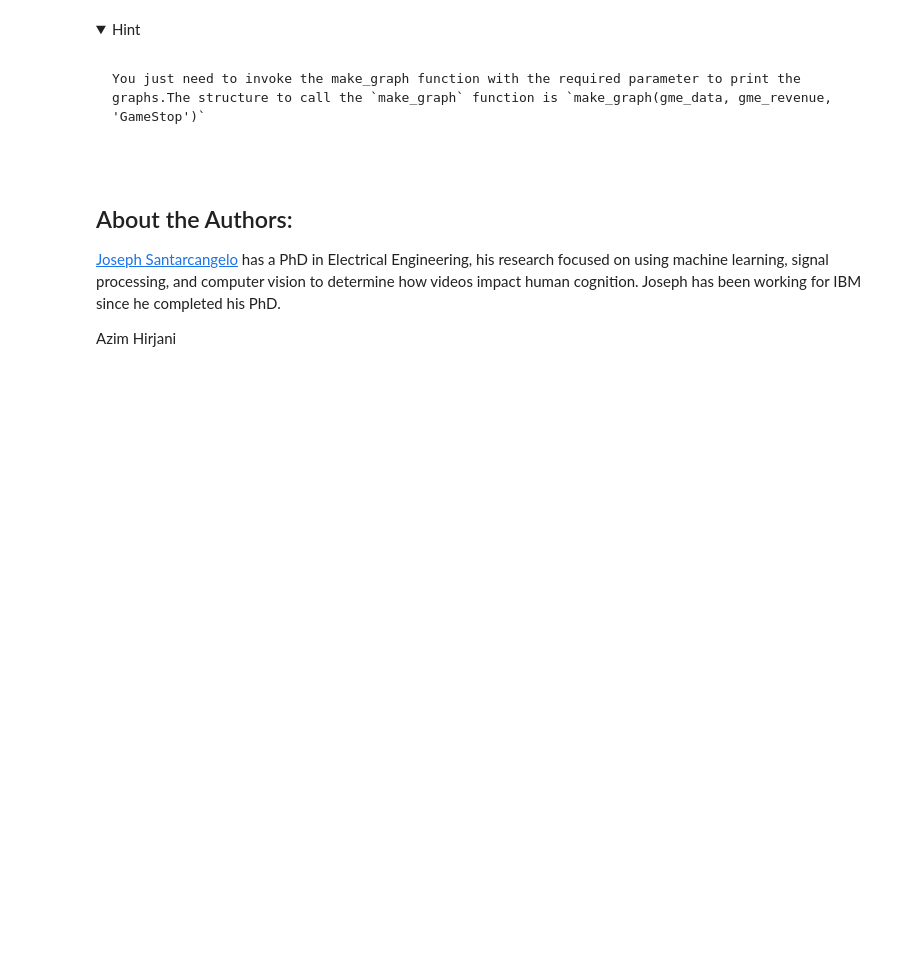
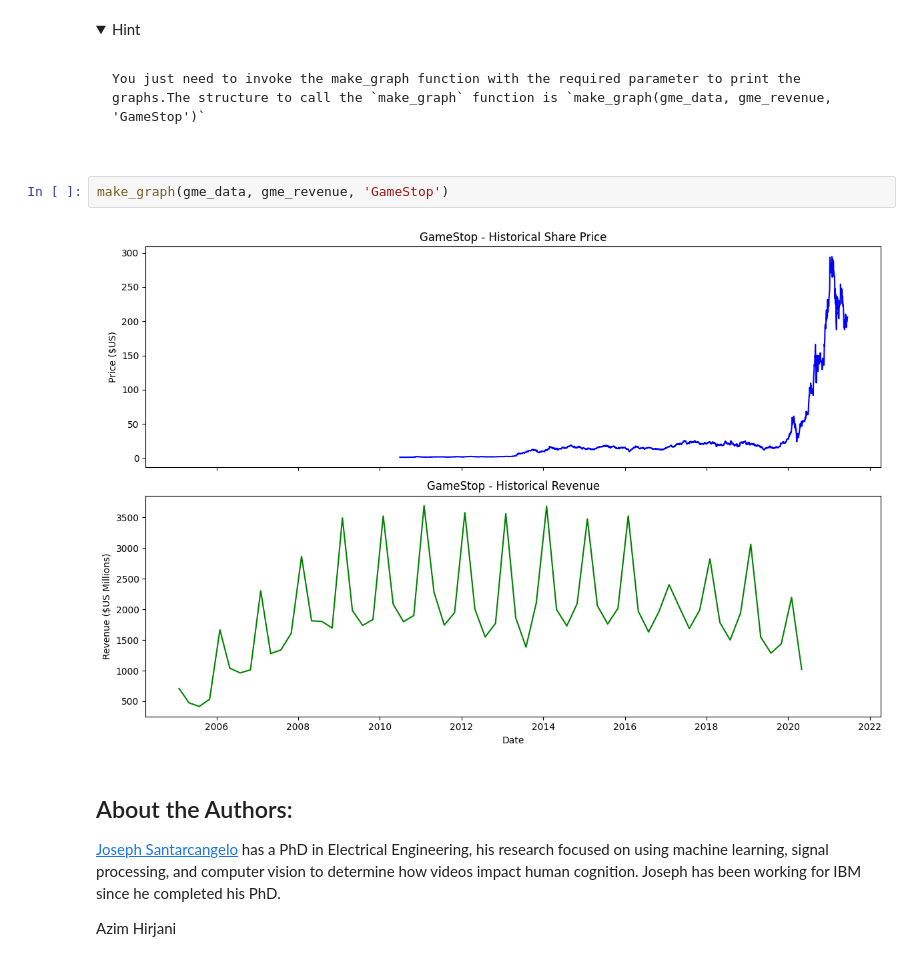
Before and after one commit to from0a0to0z/Python-Project-for-Data-Science-Coursera-My-lab, a Jupyter notebook: Revenue Data and Building a Dashboard.ipynb, the cells around one changed output. Cells and saved outputs as stored; diff of their text form; folded sections open; blank space fills up the shorter version.

````diff
--- a/Revenue Data and Building a Dashboard.ipynb
+++ b/Revenue Data and Building a Dashboard.ipynb
@@ -320,6 +333,10 @@ You just need to invoke the make_graph function with the required parameter to p
 ```
 
 </details>
+# %%
+make_graph(gme_data, gme_revenue, 'GameStop')
+# %% [output]
+[figure, added]
 # %% [markdown]
 <h2>About the Authors:</h2>
 
````
Also changed, not shown: parts of 2 cells of this notebook.
